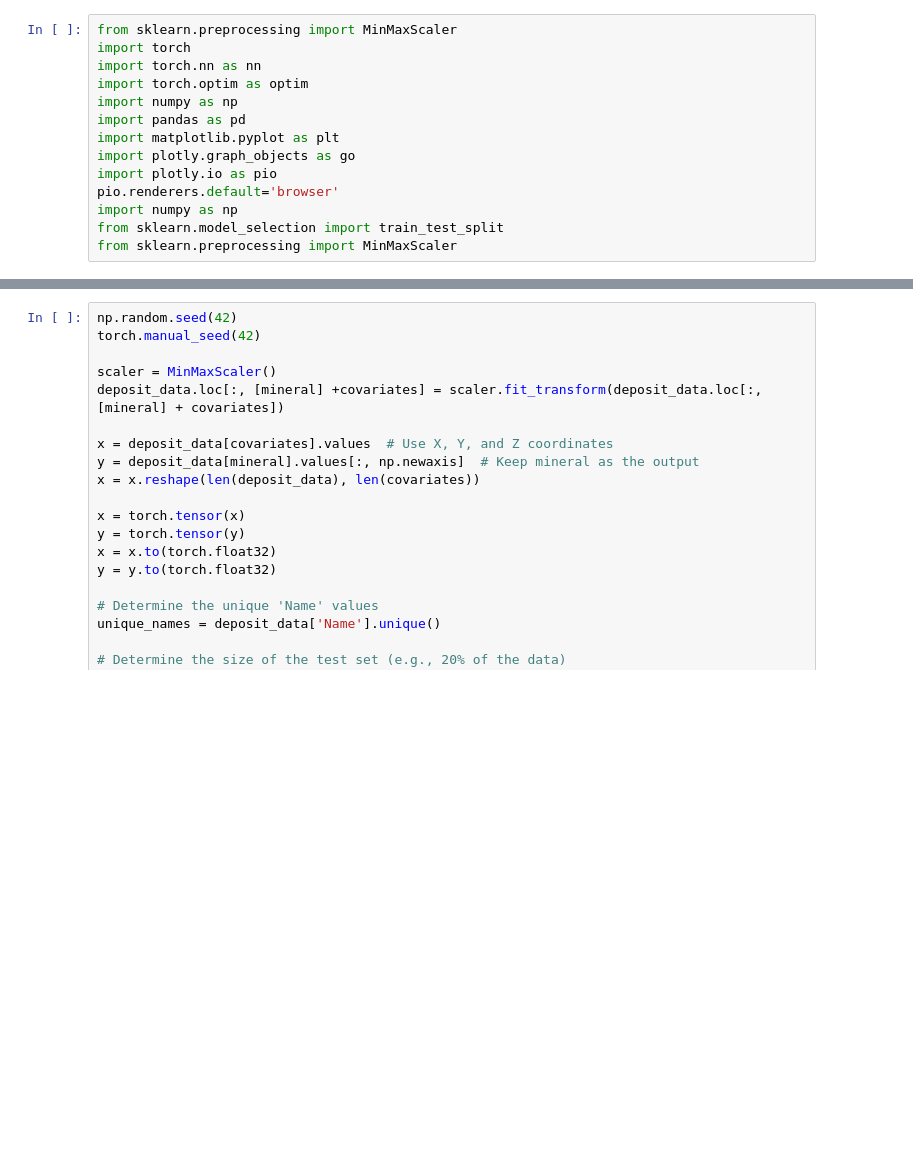
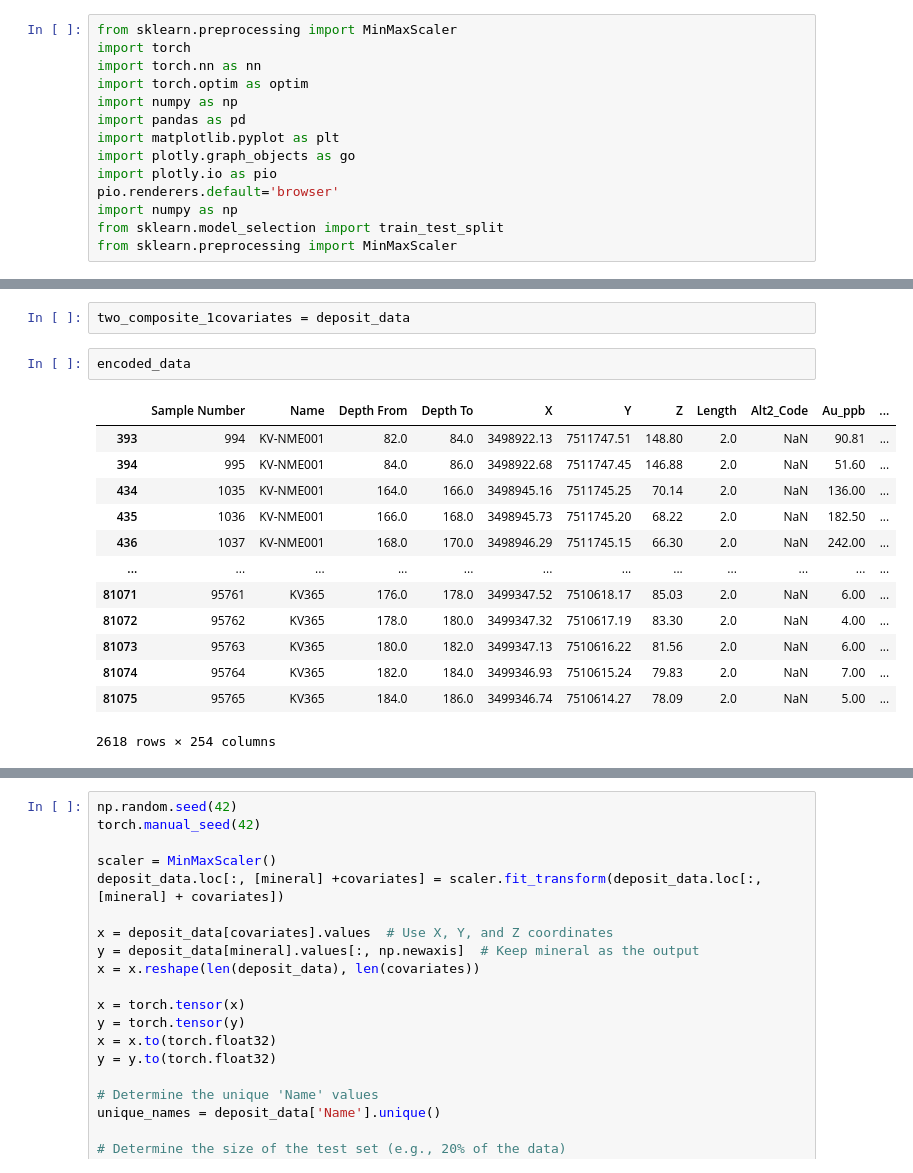
Before and after one commit to Fabian-Leal/PhD-Thesis---Incorporating-Deep-Learning-into-Statistical-Models-for-Spatial-Interpolation, a Jupyter notebook: Paper 3 PhD BNNs for multivariate predictions/NN Multivariate/Multivariates prediction density.ipynb, the cells around one changed output, grey strips where cells are left out. Drawn from its saved outputs; the diff is of its cells as text; blank space fills up the shorter version.

```diff
--- a/Paper 3 PhD BNNs for multivariate predictions/NN Multivariate/Multivariates prediction density.ipynb
+++ b/Paper 3 PhD BNNs for multivariate predictions/NN Multivariate/Multivariates prediction density.ipynb
@@ -16,0 +31,18 @@ density_data = pd.read_csv("../Curated_data/density_predictors.csv", low_memory=
+# %%
+two_composite_1covariates = deposit_data
+# %%
+encoded_data
+# %% [output]
+|  | Sample Number | Name | Depth From | Depth To | X | Y | Z | Length | Alt2_Code | Au_ppb | ... |
+| 393 | 994 | KV-NME001 | 82.0 | 84.0 | 3498922.13 | 7511747.51 | 148.80 | 2.0 | NaN | 90.81 | ... |
+| 394 | 995 | KV-NME001 | 84.0 | 86.0 | 3498922.68 | 7511747.45 | 146.88 | 2.0 | NaN | 51.60 | ... |
+| 434 | 1035 | KV-NME001 | 164.0 | 166.0 | 3498945.16 | 7511745.25 | 70.14 | 2.0 | NaN | 136.00 | ... |
+| 435 | 1036 | KV-NME001 | 166.0 | 168.0 | 3498945.73 | 7511745.20 | 68.22 | 2.0 | NaN | 182.50 | ... |
+| 436 | 1037 | KV-NME001 | 168.0 | 170.0 | 3498946.29 | 7511745.15 | 66.30 | 2.0 | NaN | 242.00 | ... |
+| ... | ... | ... | ... | ... | ... | ... | ... | ... | ... | ... | ... |
+| 81071 | 95761 | KV365 | 176.0 | 178.0 | 3499347.52 | 7510618.17 | 85.03 | 2.0 | NaN | 6.00 | ... |
+| 81072 | 95762 | KV365 | 178.0 | 180.0 | 3499347.32 | 7510617.19 | 83.30 | 2.0 | NaN | 4.00 | ... |
+| 81073 | 95763 | KV365 | 180.0 | 182.0 | 3499347.13 | 7510616.22 | 81.56 | 2.0 | NaN | 6.00 | ... |
+| 81074 | 95764 | KV365 | 182.0 | 184.0 | 3499346.93 | 7510615.24 | 79.83 | 2.0 | NaN | 7.00 | ... |
+| 81075 | 95765 | KV365 | 184.0 | 186.0 | 3499346.74 | 7510614.27 | 78.09 | 2.0 | NaN | 5.00 | ... |
+2618 rows × 254 columns
```
Also changed, not shown: parts of 17 cells of this notebook, 3 other files.
